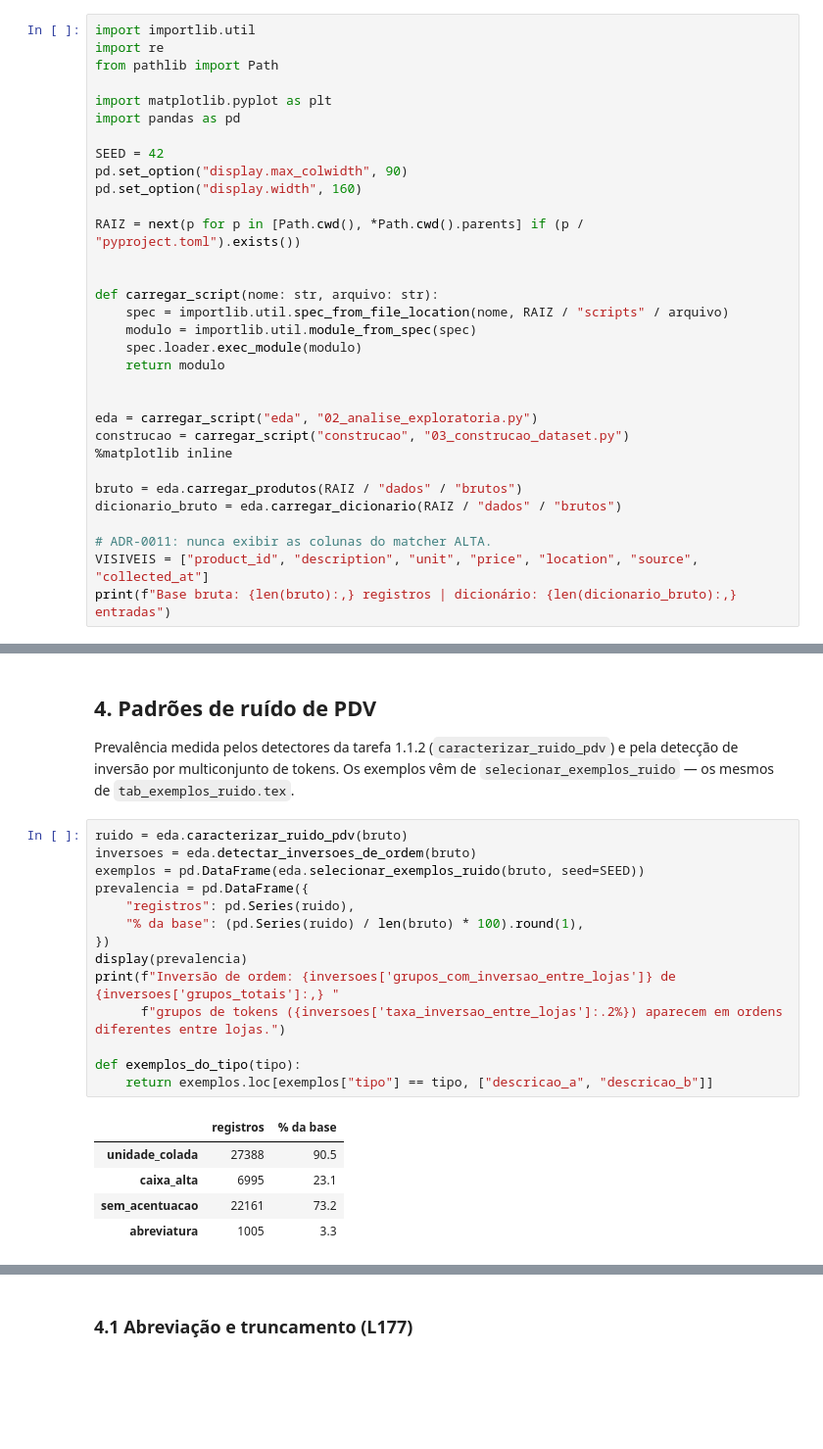
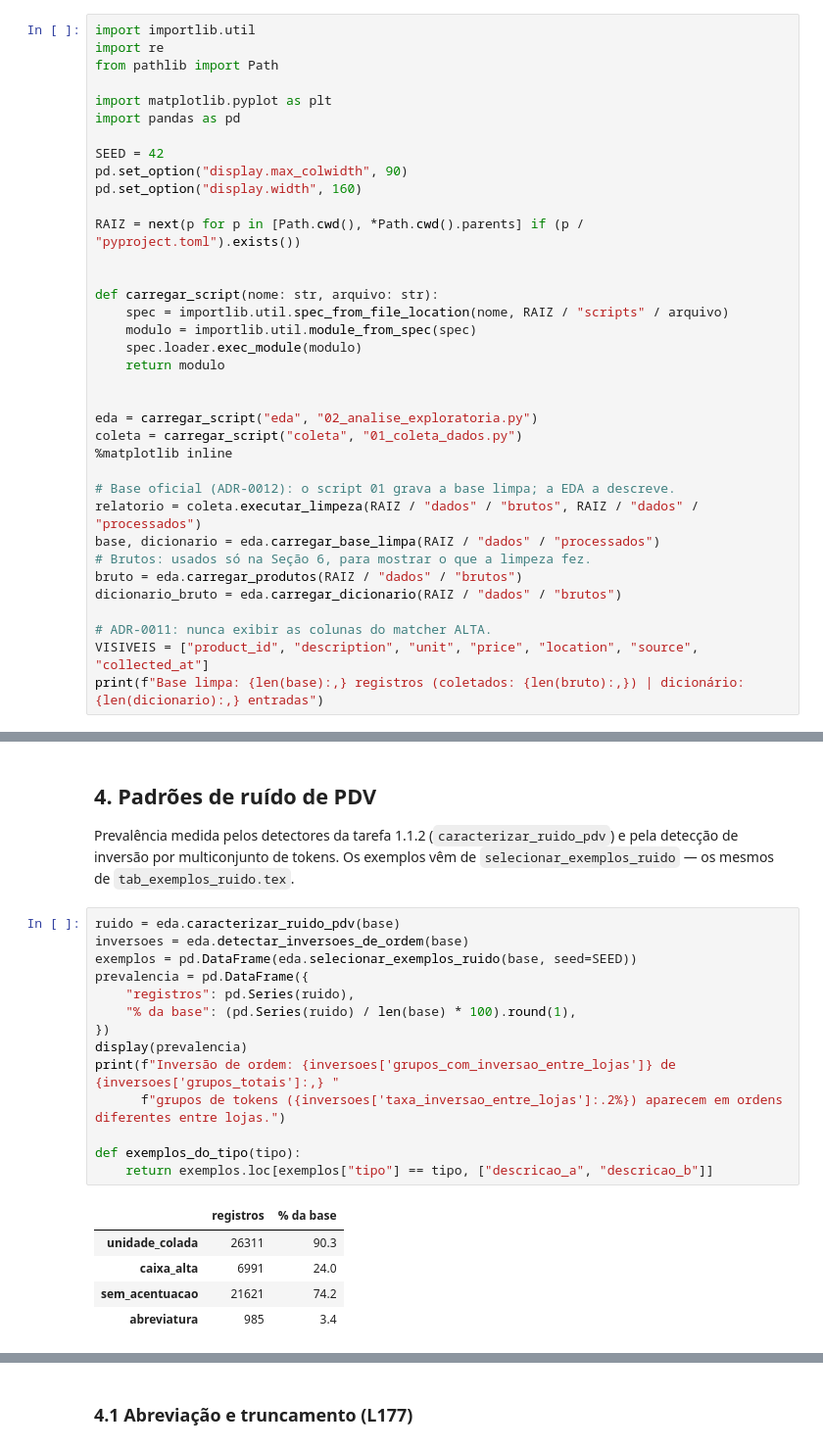
Before and after one commit to pedrohmvv/tcc, a Jupyter notebook: notebooks/02_eda.ipynb, the cells around one changed output, grey strips where cells are left out. Shown at 98% size. Drawn from its saved outputs; the diff is of its cells as text; blank space fills up the shorter version.

```diff
--- a/notebooks/02_eda.ipynb
+++ b/notebooks/02_eda.ipynb
@@ -31,13 +33,17 @@ def carregar_script(nome: str, arquivo: str):
 
 
 eda = carregar_script("eda", "02_analise_exploratoria.py")
-construcao = carregar_script("construcao", "03_construcao_dataset.py")
+coleta = carregar_script("coleta", "01_coleta_dados.py")
 %matplotlib inline
 
+# Base oficial (ADR-0012): o script 01 grava a base limpa; a EDA a descreve.
+relatorio = coleta.executar_limpeza(RAIZ / "dados" / "brutos", RAIZ / "dados" / "processados")
+base, dicionario = eda.carregar_base_limpa(RAIZ / "dados" / "processados")
+# Brutos: usados só na Seção 6, para mostrar o que a limpeza fez.
 bruto = eda.carregar_produtos(RAIZ / "dados" / "brutos")
 dicionario_bruto = eda.carregar_dicionario(RAIZ / "dados" / "brutos")
 
 # ADR-0011: nunca exibir as colunas do matcher ALTA.
 VISIVEIS = ["product_id", "description", "unit", "price", "location", "source", "collected_at"]
-print(f"Base bruta: {len(bruto):,} registros | dicionário: {len(dicionario_bruto):,} entradas")
+print(f"Base limpa: {len(base):,} registros (coletados: {len(bruto):,}) | dicionário: {len(dicionario):,} entradas")
 # %% [output]
@@ -128,25 +137,25 @@ ax.set_xlabel("tokens por descrição"); ax.set_ylabel("densidade"); ax.legend()
 
 Prevalência medida pelos detectores da tarefa 1.1.2 (`caracterizar_ruido_pdv`) e pela detecção de inversão por multiconjunto de tokens. Os exemplos vêm de `selecionar_exemplos_ruido` — os mesmos de `tab_exemplos_ruido.tex`.
 # %%
-ruido = eda.caracterizar_ruido_pdv(bruto)
-inversoes = eda.detectar_inversoes_de_ordem(bruto)
-exemplos = pd.DataFrame(eda.selecionar_exemplos_ruido(bruto, seed=SEED))
+ruido = eda.caracterizar_ruido_pdv(base)
+inversoes = eda.detectar_inversoes_de_ordem(base)
+exemplos = pd.DataFrame(eda.selecionar_exemplos_ruido(base, seed=SEED))
 prevalencia = pd.DataFrame({
     "registros": pd.Series(ruido),
-    "% da base": (pd.Series(ruido) / len(bruto) * 100).round(1),
+    "% da base": (pd.Series(ruido) / len(base) * 100).round(1),
 })
 display(prevalencia)
 print(f"Inversão de ordem: {inversoes['grupos_com_inversao_entre_lojas']} de {inversoes['grupos_totais']:,} "
       f"grupos de tokens ({inversoes['taxa_inversao_entre_lojas']:.2%}) aparecem em ordens diferentes entre lojas.")
 
 def exemplos_do_tipo(tipo):
     return exemplos.loc[exemplos["tipo"] == tipo, ["descricao_a", "descricao_b"]]
 # %% [output]
 |  | registros | % da base |
-| unidade_colada | 27388 | 90.5 |
-| caixa_alta | 6995 | 23.1 |
-| sem_acentuacao | 22161 | 73.2 |
-| abreviatura | 1005 | 3.3 |
+| unidade_colada | 26311 | 90.3 |
+| caixa_alta | 6991 | 24.0 |
+| sem_acentuacao | 21621 | 74.2 |
+| abreviatura | 985 | 3.4 |
 Inversão de ordem: 376 de 27,814 grupos de tokens (1.35%) aparecem em ordens diferentes entre lojas.
 # %% [markdown]
 ### 4.1 Abreviação e truncamento (L177)
```
Also changed, not shown: parts of 25 cells of this notebook, 24 other files.
